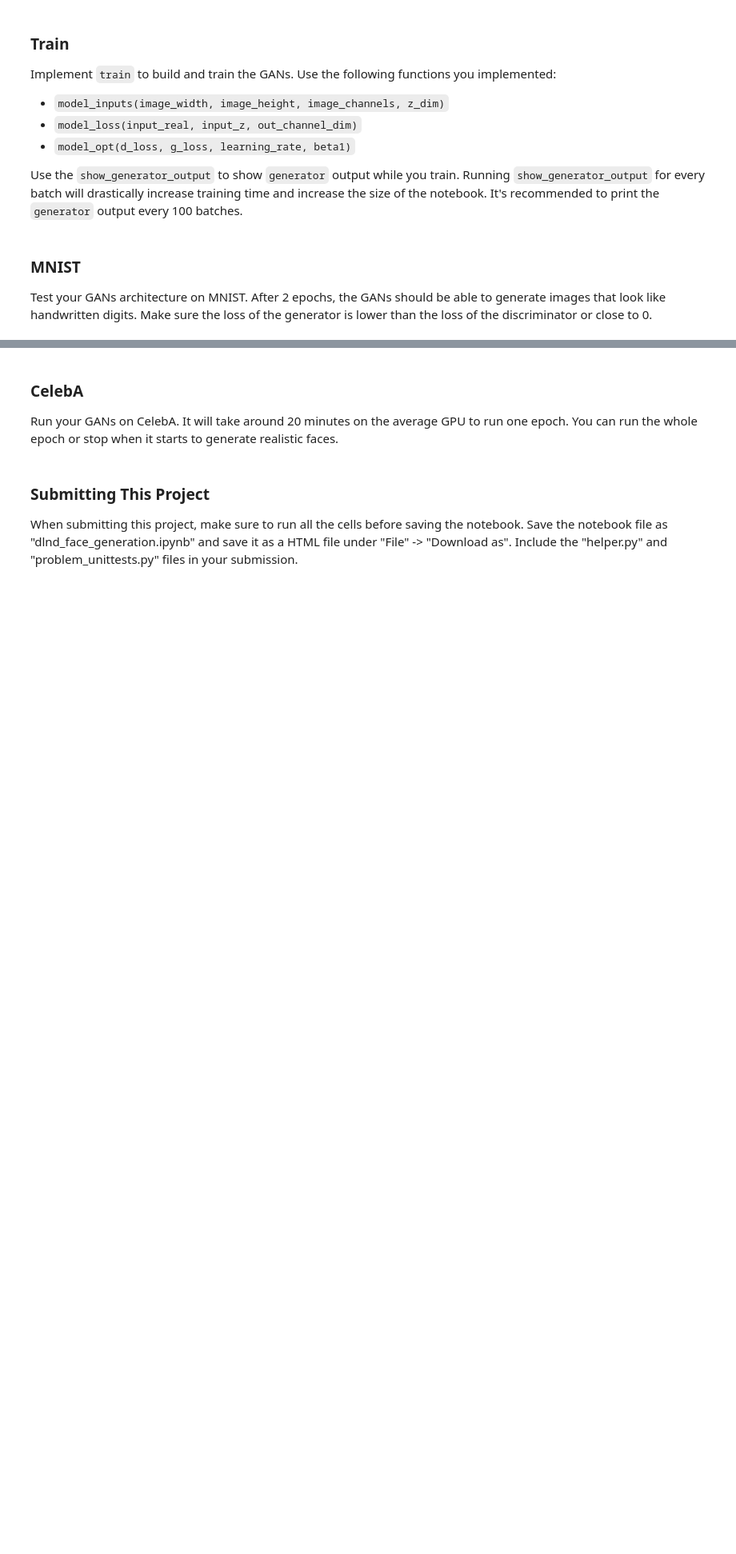
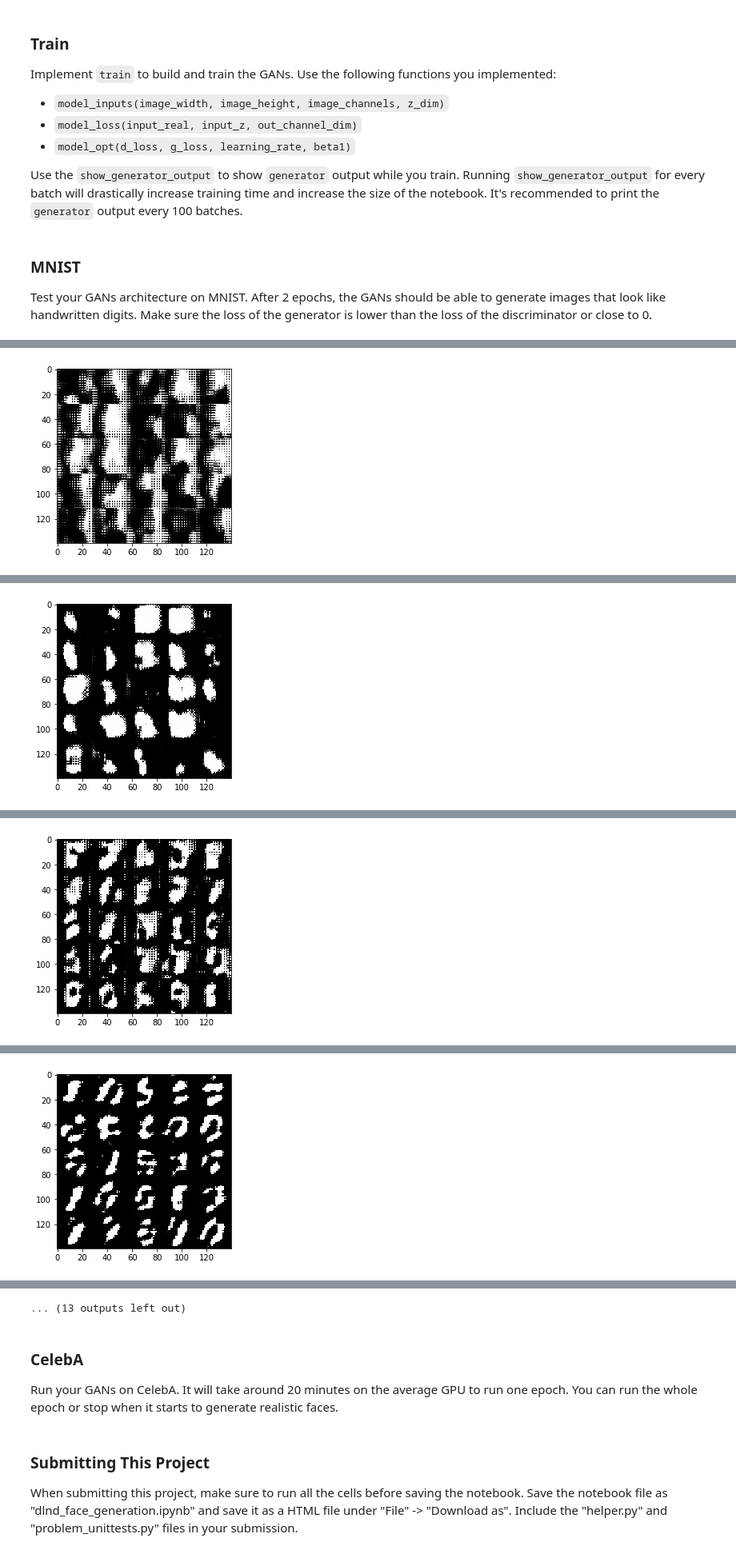
Before and after one commit to mangeshw/face-generation, a Jupyter notebook: dlnd_face_generation.ipynb, the cells around one changed output, grey strips where cells are left out. Shown at 80% size. Saved outputs shown, nothing was run; the diff lists cells and outputs as text; code cells hidden in the pictures; blank space fills up the shorter version.

```diff
--- a/dlnd_face_generation.ipynb
+++ b/dlnd_face_generation.ipynb
@@ -408,8 +408,8 @@ def train(epoch_count, batch_size, z_dim, learning_rate, beta1, get_batches, dat
 Test your GANs architecture on MNIST.  After 2 epochs, the GANs should be able to generate images that look like handwritten digits.  Make sure the loss of the generator is lower than the loss of the discriminator or close to 0.
 # %%
 batch_size = 100
-z_dim = 100
-learning_rate = 0.005
+z_dim = 64
+learning_rate = 0.001
 beta1 = 0.9
 
 
@@ -422,3 +422,4 @@ mnist_dataset = helper.Dataset('mnist', glob(os.path.join(data_dir, 'mnist/*.jpg
 with tf.Graph().as_default():
     train(epochs, batch_size, z_dim, learning_rate, beta1, mnist_dataset.get_batches,
           mnist_dataset.shape, mnist_dataset.image_mode)
+# %% [output]
@@ -424,0 +436 @@ with tf.Graph().as_default():
+[figure, added]
@@ -424,0 +447 @@ with tf.Graph().as_default():
+[figure, added]
@@ -424,0 +458 @@ with tf.Graph().as_default():
+[figure, added]
@@ -424,0 +469 @@ with tf.Graph().as_default():
+[figure, added]
@@ -425,3 +492,4 @@ with tf.Graph().as_default():
+... (13 outputs left out)
 # %% [markdown]
 ### CelebA
 Run your GANs on CelebA.  It will take around 20 minutes on the average GPU to run one epoch.  You can run the whole epoch or stop when it starts to generate realistic faces.
```
Also changed, not shown: parts of 2 cells of this notebook, 1 other file.
